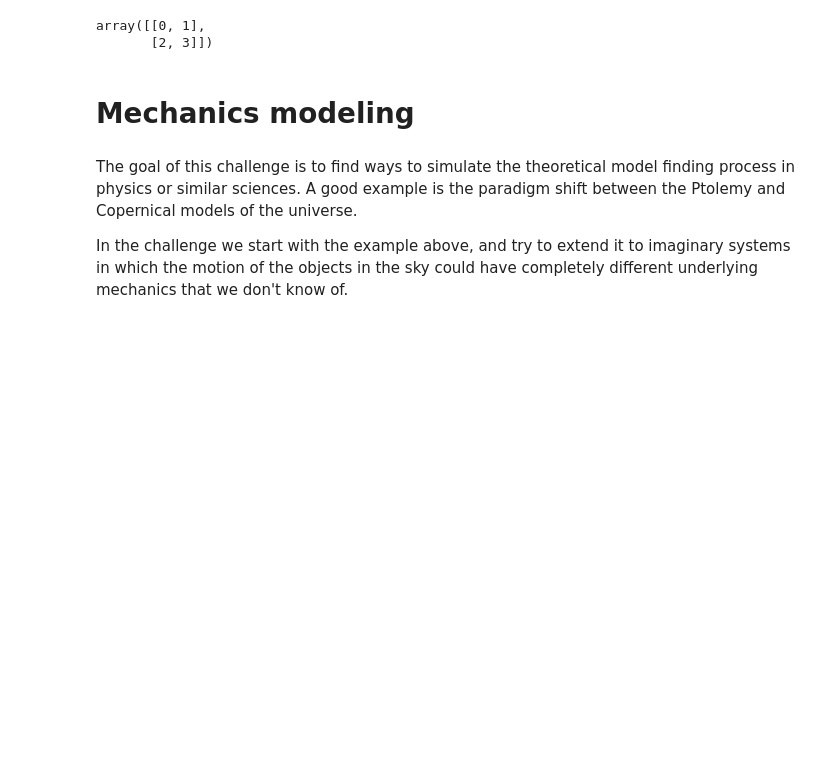
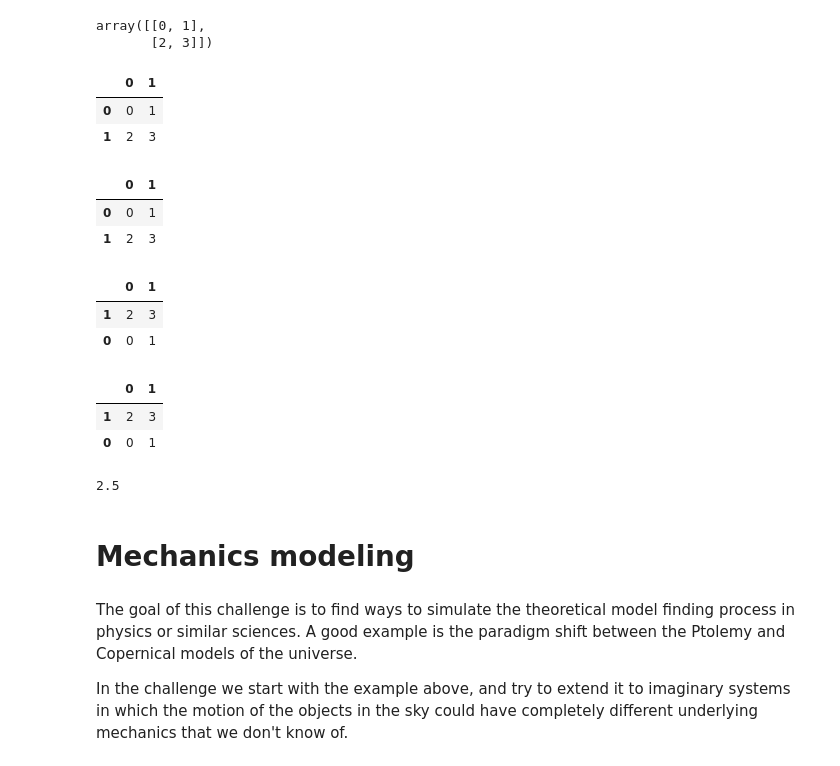
Before and after one commit to ramp-kits/mechanics, a Jupyter notebook: mechanics_starting_kit.ipynb, the cells around one changed output. Cells and saved outputs as stored; diff of their text form; code cells hidden in the pictures; blank space fills up the shorter version.

```diff
--- a/mechanics_starting_kit.ipynb
+++ b/mechanics_starting_kit.ipynb
@@ -3,10 +3,42 @@ import numpy as np
 import pandas as pd
 import matplotlib.pyplot as plt
 # %%
-np.array([[0, 1],[2, 3]])
+a = np.array([[0, 1],[2, 3]])
-# %% [output]
-array([[0, 1],
-       [2, 3]])
+# %%
+df = pd.DataFrame(a)
+# %%
+a
+# %% [output]
+array([[0, 1],
+       [2, 3]])
+# %%
+df
+# %% [output]
+|  | 0 | 1 |
+| 0 | 0 | 1 |
+| 1 | 2 | 3 |
+# %%
+df.iloc[[0,1]]
+# %% [output]
+|  | 0 | 1 |
+| 0 | 0 | 1 |
+| 1 | 2 | 3 |
+# %%
+df.iloc[[1,0]]
+# %% [output]
+|  | 0 | 1 |
+| 1 | 2 | 3 |
+| 0 | 0 | 1 |
+# %%
+df.loc[[1,0]]
+# %% [output]
+|  | 0 | 1 |
+| 1 | 2 | 3 |
+| 0 | 0 | 1 |
+# %%
+np.mod(-11.5, 7)
+# %% [output]
+2.5
 # %% [markdown]
 # Mechanics modeling
 # %% [markdown]
```
Also changed, not shown: parts of 9 cells of this notebook, 1 other file.
